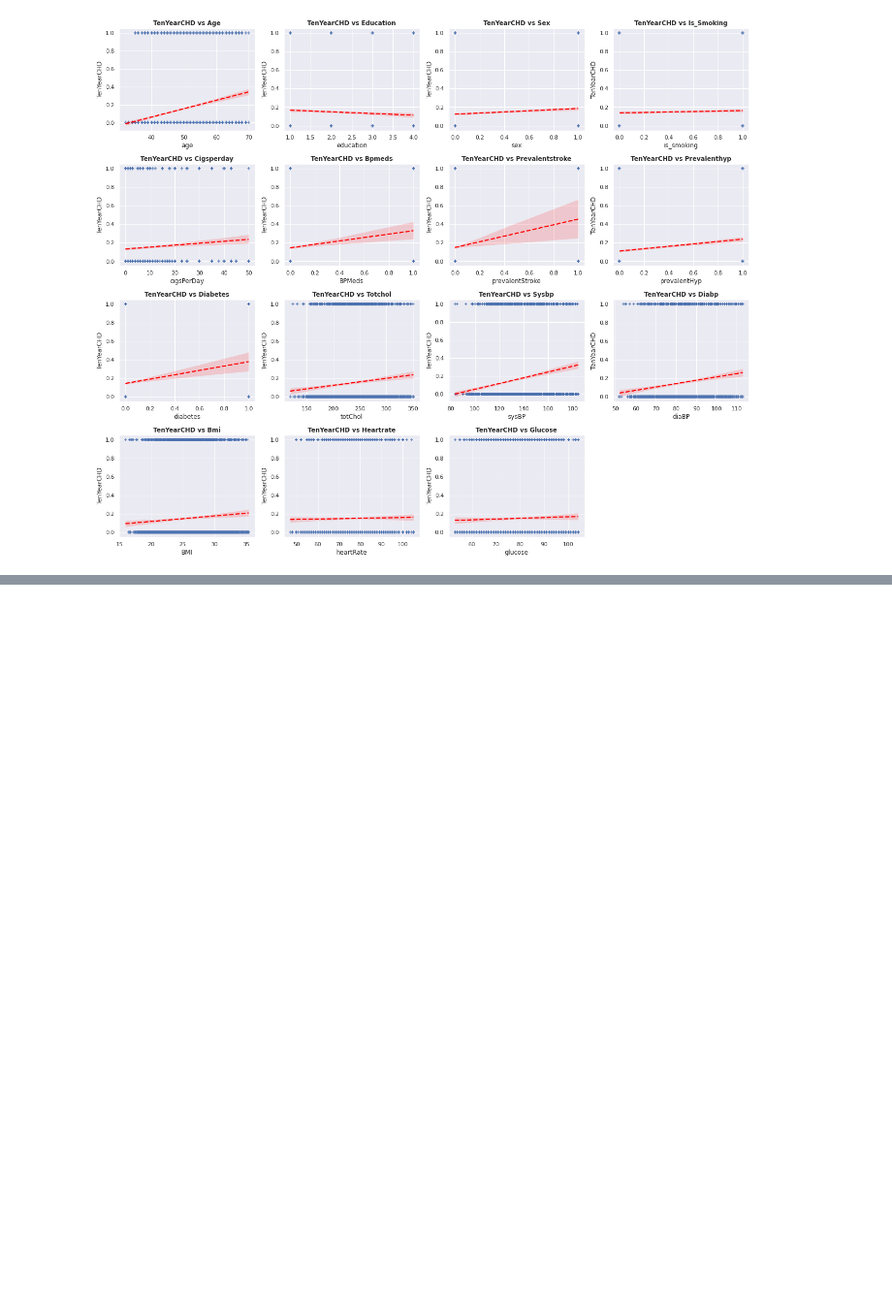
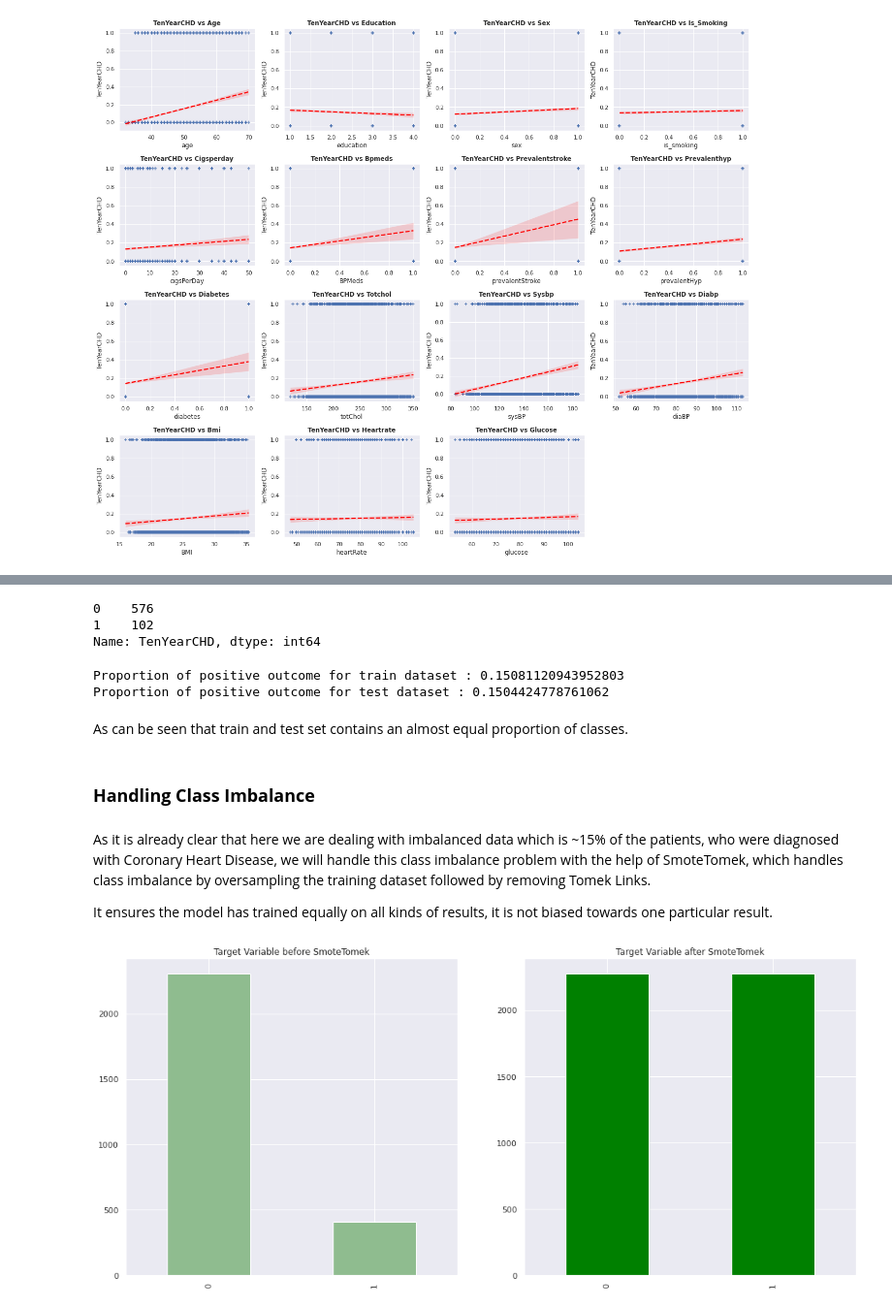
Before and after one commit to Amit-Singh-Rajput/Cardiovascular-Risk-Prediction, a Jupyter notebook: Cardiovascular_Risk_Prediction_Solution.ipynb, the cells around one changed output, grey strips where cells are left out. Shown at 97% size. Cells and saved outputs as stored; diff of their text form; code cells hidden in the pictures; blank space fills up the shorter version.

```diff
--- a/Cardiovascular_Risk_Prediction_Solution.ipynb
+++ b/Cardiovascular_Risk_Prediction_Solution.ipynb
@@ -555,0 +687,7 @@ plt.show()
+# %%
+#Creating variables to store independent features and dependent features
+X = updated_cvdf[independent_variables]
+y = updated_cvdf['TenYearCHD']
+# %%
+#Splitting the dataset
+X_train, X_test, y_train, y_test = train_test_split(X, y, test_size = 0.2, stratify = y, random_state = 0)
@@ -555,0 +710,37 @@ plt.show()
+# %%
+#Checking the test distribution of the dependent variable
+y_test.value_counts()
+# %% [output]
+0    576
+1    102
+Name: TenYearCHD, dtype: int64
+# %%
+#Checking the proportions for both the train and test dataset
+print(f'Proportion of positive outcome for train dataset : {409/(2303+409)}')
+print(f'Proportion of positive outcome for test dataset : {102/(576+102)}')
+# %% [output]
+Proportion of positive outcome for train dataset : 0.15081120943952803
+Proportion of positive outcome for test dataset : 0.1504424778761062
+# %% [markdown]
+As can be seen that train and test set contains an almost equal proportion of classes.
+# %% [markdown]
+### **Handling Class Imbalance**
+# %% [markdown]
+As it is already clear that here we are dealing with imbalanced data which is ~15% of the patients, who were diagnosed with Coronary Heart Disease, we will handle this class imbalance problem with the help of SmoteTomek, which handles class imbalance by oversampling the training dataset followed by removing Tomek Links.
+
+It ensures the model has trained equally on all kinds of results, it is not biased towards one particular result.
+# %%
+#Applying SmoteTomek and visualizing value counts of the target variable
+fig,axes = plt.subplots(1,2, figsize = (18,8))
+
+#Plotting value count of both classes before applying SmoteTomek
+y_train.value_counts().plot(kind = 'bar',ax = axes[0] , title = 'Target Variable before SmoteTomek', color = 'darkseagreen')
+
+#Fitting the predictor and target variable
+X_smotetomek, y_smotetomek = SMOTETomek(random_state = 42).fit_resample(X_train, y_train)
+
+#Plotting the value count of both classes after applying SmoteTomek
+y_smotetomek.value_counts().plot(kind = 'bar',ax = axes[1] ,title = 'Target Variable after SmoteTomek' ,color = 'green')
+plt.show()
+# %% [output]
+[figure, added]
```
Also changed, not shown: parts of 47 cells of this notebook.
